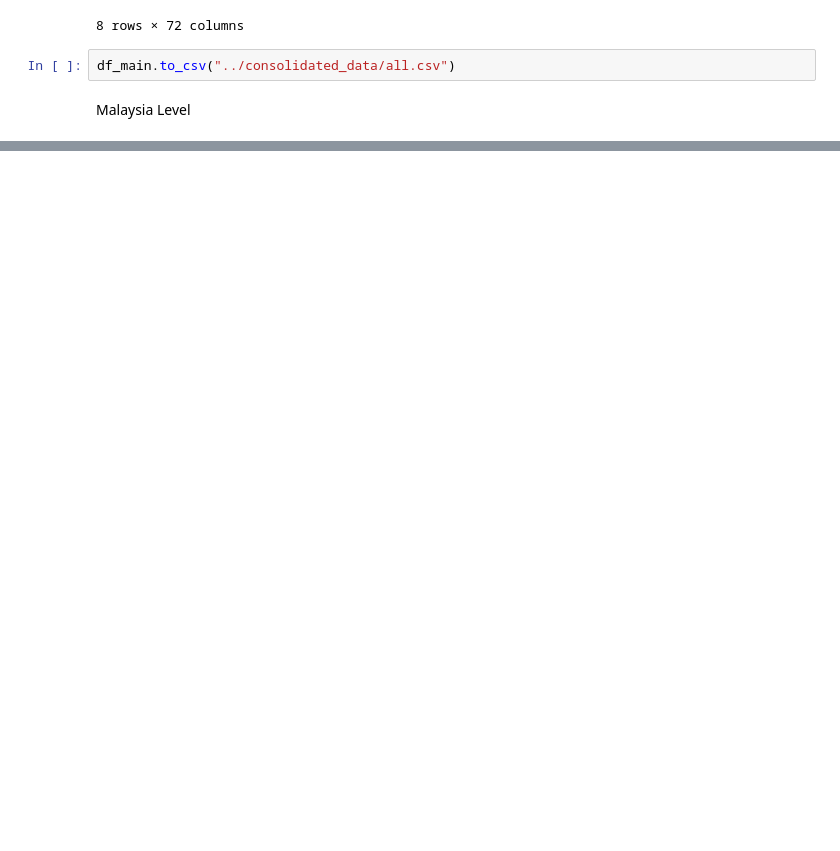
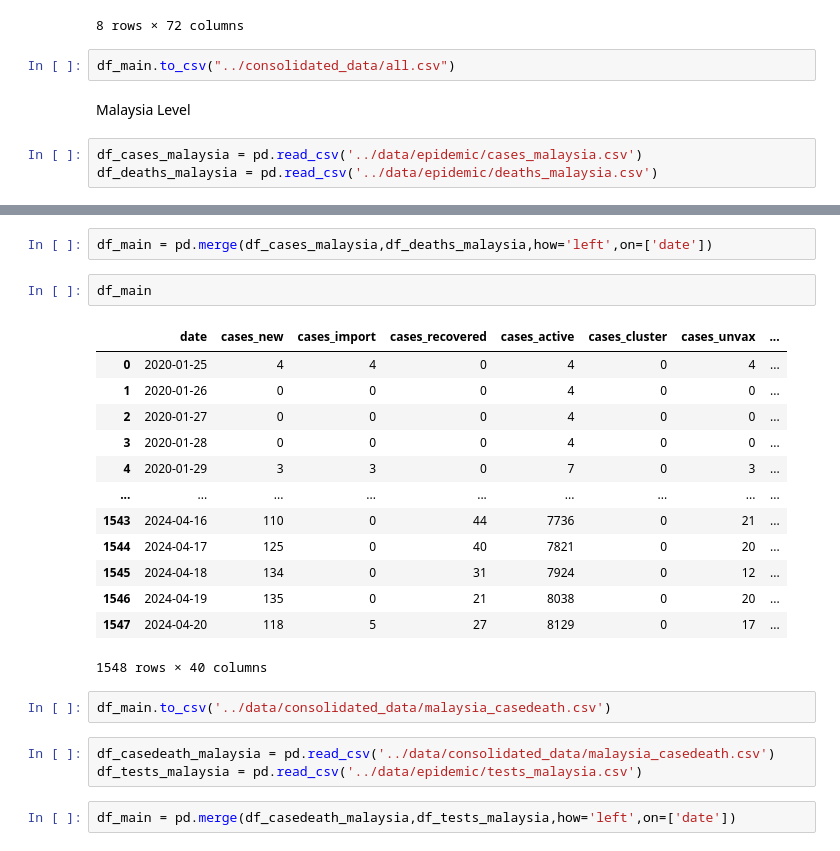
Before and after one commit to MarcusO17/5011-cem-ml, a Jupyter notebook: notebooks/dataset_consolidation.ipynb, the cells around one changed output, grey strips where cells are left out. Drawn from its saved outputs; the diff is of its cells as text; blank space fills up the shorter version.

```diff
--- a/notebooks/dataset_consolidation.ipynb
+++ b/notebooks/dataset_consolidation.ipynb
@@ -183,3 +183,6 @@ df_main.describe()
 df_main.to_csv("../consolidated_data/all.csv")
 # %% [markdown]
 Malaysia Level
+# %%
+df_cases_malaysia = pd.read_csv('../data/epidemic/cases_malaysia.csv')
+df_deaths_malaysia = pd.read_csv('../data/epidemic/deaths_malaysia.csv')
@@ -185,0 +202,25 @@ Malaysia Level
+# %%
+df_main = pd.merge(df_cases_malaysia,df_deaths_malaysia,how='left',on=['date'])
+# %%
+df_main
+# %% [output]
+|  | date | cases_new | cases_import | cases_recovered | cases_active | cases_cluster | cases_unvax | ... |
+| 0 | 2020-01-25 | 4 | 4 | 0 | 4 | 0 | 4 | ... |
+| 1 | 2020-01-26 | 0 | 0 | 0 | 4 | 0 | 0 | ... |
+| 2 | 2020-01-27 | 0 | 0 | 0 | 4 | 0 | 0 | ... |
+| 3 | 2020-01-28 | 0 | 0 | 0 | 4 | 0 | 0 | ... |
+| 4 | 2020-01-29 | 3 | 3 | 0 | 7 | 0 | 3 | ... |
+| ... | ... | ... | ... | ... | ... | ... | ... | ... |
+| 1543 | 2024-04-16 | 110 | 0 | 44 | 7736 | 0 | 21 | ... |
+| 1544 | 2024-04-17 | 125 | 0 | 40 | 7821 | 0 | 20 | ... |
+| 1545 | 2024-04-18 | 134 | 0 | 31 | 7924 | 0 | 12 | ... |
+| 1546 | 2024-04-19 | 135 | 0 | 21 | 8038 | 0 | 20 | ... |
+| 1547 | 2024-04-20 | 118 | 5 | 27 | 8129 | 0 | 17 | ... |
+1548 rows × 40 columns
+# %%
+df_main.to_csv('../data/consolidated_data/malaysia_casedeath.csv')
+# %%
+df_casedeath_malaysia = pd.read_csv('../data/consolidated_data/malaysia_casedeath.csv')
+df_tests_malaysia = pd.read_csv('../data/epidemic/tests_malaysia.csv')
+# %%
+df_main = pd.merge(df_casedeath_malaysia,df_tests_malaysia,how='left',on=['date'])
```
Also changed, not shown: parts of 4 cells of this notebook, 2 other files.
